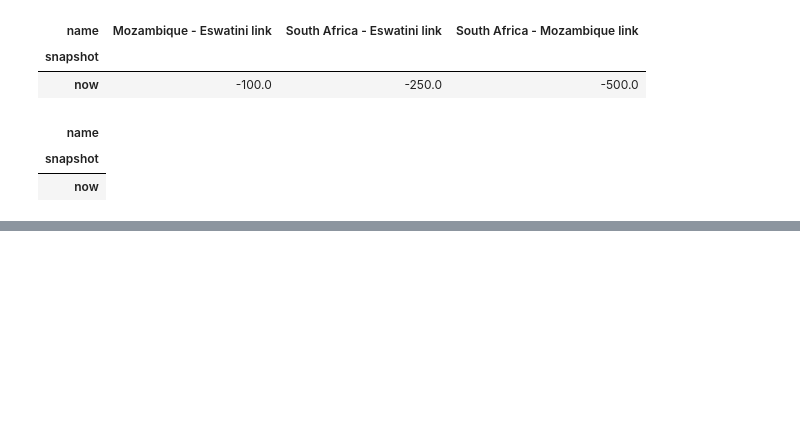
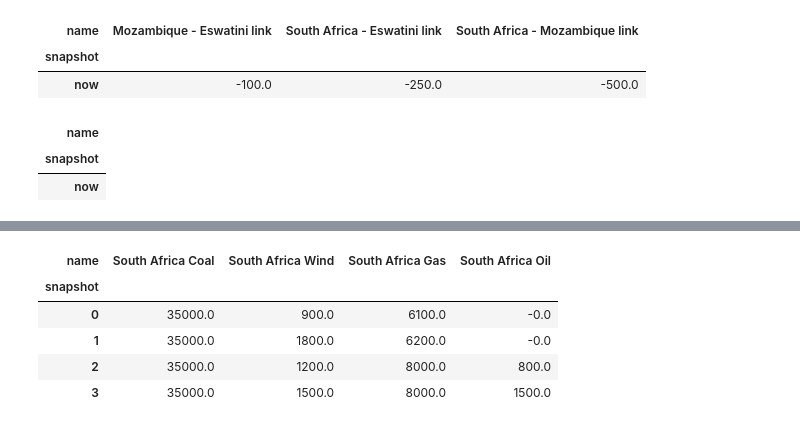
Before and after one commit to VeenaShirsath/Power-System-Optimization, a Jupyter notebook: electricity_mkt_bidding.ipynb, the cells around one changed output, grey strips where cells are left out. Drawn from its saved outputs; the diff is of its cells as text; code cells hidden in the pictures; blank space fills up the shorter version.

```diff
--- a/electricity_mkt_bidding.ipynb
+++ b/electricity_mkt_bidding.ipynb
@@ -472,0 +645,27 @@ n.links_t.mu_lower
+# %%
+country = "South Africa"
+
+n = pypsa.Network()
+
+n.set_snapshots(range(4))
+
+n.add("Bus", country)
+
+# availability (p_max_pu) is variable for wind
+for tech in power_plant_p_nom[country]:
+    n.add(
+        "Generator",
+        f"{country} {tech}",
+        bus=country,
+        p_nom=power_plant_p_nom[country][tech],
+        marginal_cost=marginal_costs[tech],
+        p_max_pu=([0.3, 0.6, 0.4, 0.5] if tech == "Wind" else 1),
+    )
+
+# load which varies over the snapshots
+n.add(
+    "Load",
+    f"{country} load",
+    bus=country,
+    p_set=loads[country] + np.array([0, 1000, 3000, 4000]),
+);
@@ -472,0 +717,9 @@ n.links_t.mu_lower
+# %%
+n.generators_t.p
+# %% [output]
+| name | South Africa Coal | South Africa Wind | South Africa Gas | South Africa Oil |
+| snapshot |  |  |  |  |
+| 0 | 35000.0 | 900.0 | 6100.0 | -0.0 |
+| 1 | 35000.0 | 1800.0 | 6200.0 | -0.0 |
+| 2 | 35000.0 | 1200.0 | 8000.0 | 800.0 |
+| 3 | 35000.0 | 1500.0 | 8000.0 | 1500.0 |
```
Also changed, not shown: parts of 20 cells of this notebook, 1 other file.
